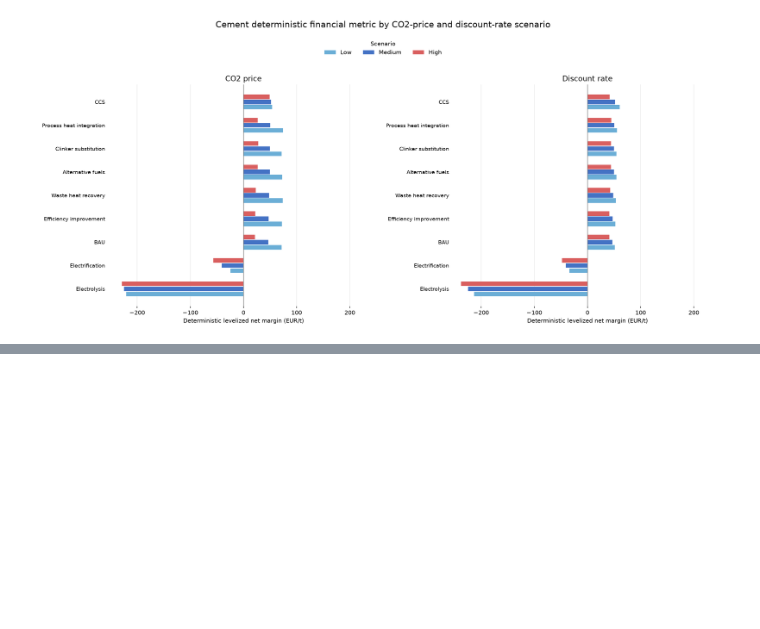
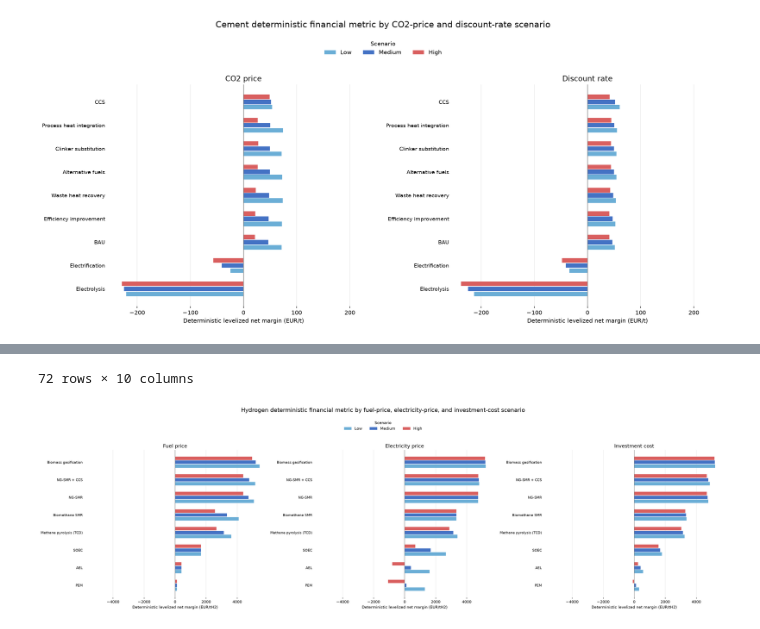
Before and after one commit to Finnzn/Master-Thesis, a Jupyter notebook: notebooks/scenario_analysis.ipynb, the cells around one changed output, grey strips where cells are left out. Drawn from its saved outputs; the diff is of its cells as text; code cells hidden in the pictures; blank space fills up the shorter version.

```diff
--- a/notebooks/scenario_analysis.ipynb
+++ b/notebooks/scenario_analysis.ipynb
@@ -138,6 +200,8 @@ Each scenario starts from the deterministic expected inputs used by the sensitiv
 # %%
 ELECTRICITY_TECHNOLOGIES = tuple(ELECTRICITY_TECHNOLOGY_LABELS)
 CEMENT_TECHNOLOGIES = tuple(CEMENT_TECHNOLOGY_LABELS)
+HYDROGEN_TECHNOLOGIES = tuple(HYDROGEN_TECHNOLOGY_LABELS)
+AMMONIA_TECHNOLOGIES = tuple(AMMONIA_TECHNOLOGY_LABELS)
 
 electricity_base_inputs = {
     technology: base_inputs("electricity", technology)
@@ -147,9 +211,19 @@ cement_base_inputs = {
     technology: base_inputs("cement", technology)
     for technology in CEMENT_TECHNOLOGIES
 }
+hydrogen_base_inputs = {
+    technology: base_inputs("hydrogen", technology)
+    for technology in HYDROGEN_TECHNOLOGIES
+}
+ammonia_base_inputs = {
+    technology: base_inputs("ammonia", technology)
+    for technology in AMMONIA_TECHNOLOGIES
+}
 
 print(f"Electricity deterministic technologies: {len(electricity_base_inputs)}")
 print(f"Cement deterministic technologies: {len(cement_base_inputs)}")
+print(f"Hydrogen deterministic technologies: {len(hydrogen_base_inputs)}")
+print(f"Ammonia deterministic technologies: {len(ammonia_base_inputs)}")
 # %% [output]
 Electricity deterministic technologies: 10
 Cement deterministic technologies: 9
@@ -162,6 +239,7 @@ SCENARIO_ORDER = ("Low", "Medium", "High")
 SCENARIO_COLORS = {"Low": "#6BAED6", "Medium": "#4472C4", "High": "#D95F5F"}
 VF_SCENARIO_ORDER = ("Min", "Base", "Max")
 VF_SCENARIO_COLORS = {"Min": "#D95F5F", "Base": "#4472C4", "Max": "#6BAED6"}
+SECTOR_NAMES = {"electricity": "Electricity", "cement": "Cement", "hydrogen": "Hydrogen", "ammonia": "Ammonia"}
 
 
 def metric_label(sector_key):
@@ -170,14 +248,14 @@ def metric_label(sector_key):
     if FINANCIAL_METRIC == "LNM":
         return "levelized net margin"
     if FINANCIAL_METRIC == "LCOX":
-        return "LCOE" if sector_key == "electricity" else "LCOC"
+        return {"electricity": "LCOE", "cement": "LCOC", "hydrogen": "LCOH", "ammonia": "LCOA"}[sector_key]
     raise ValueError(f"Unknown FINANCIAL_METRIC: {FINANCIAL_METRIC!r}")
 
 
 def metric_unit(sector_key):
     if FINANCIAL_METRIC == "NPV":
         return "million EUR"
-    return "EUR/MWh" if sector_key == "electricity" else "EUR/t"
+    return {"electricity": "EUR/MWh", "cement": "EUR/t", "hydrogen": "EUR/tH2", "ammonia": "EUR/tNH3"}[sector_key]
 
 
 def build_deterministic_scenario_summary(
@@ -203,7 +281,7 @@ def build_deterministic_scenario_summary(
             metric_value = calculate_metric_value(sector_key, scenario_inputs, FINANCIAL_METRIC)
             rows.append(
                 {
-                    "sector": "Electricity" if sector_key == "electricity" else "Cement",
+                    "sector": SECTOR_NAMES[sector_key],
                     "technology": technology,
                     "label": labels.get(technology, technology),
                     "scenario_variable": scenario_variable,
@@ -463,0 +546,30 @@ plt.show()
+# %%
+hydrogen_summary = pd.concat(
+    [
+        build_deterministic_scenario_summary(
+            "hydrogen",
+            hydrogen_base_inputs,
+            HYDROGEN_TECHNOLOGY_LABELS,
+            scenario_variable,
+            attribute,
+            HYDROGEN_INPUT_MULTIPLIERS,
+            values_are_multipliers=True,
+        )
+        for scenario_variable, attribute in (
+            ("Fuel price", "fuel_price"),
+            ("Electricity price", "electricity_price"),
+            ("Investment cost", "capex"),
+        )
+    ],
+    ignore_index=True,
+)
+
+display(hydrogen_summary)
+plot_scenario_variables(
+    hydrogen_summary,
+    "Hydrogen deterministic financial metric by fuel-price, electricity-price, and investment-cost scenario",
+    "hydrogen",
+    figure_height=7.5,
+)
+plt.show()
+# %% [output]
@@ -463,0 +588,2 @@ plt.show()
+72 rows × 10 columns
+[figure, added]
```
Also changed, not shown: parts of 11 cells of this notebook, 7 other files.
